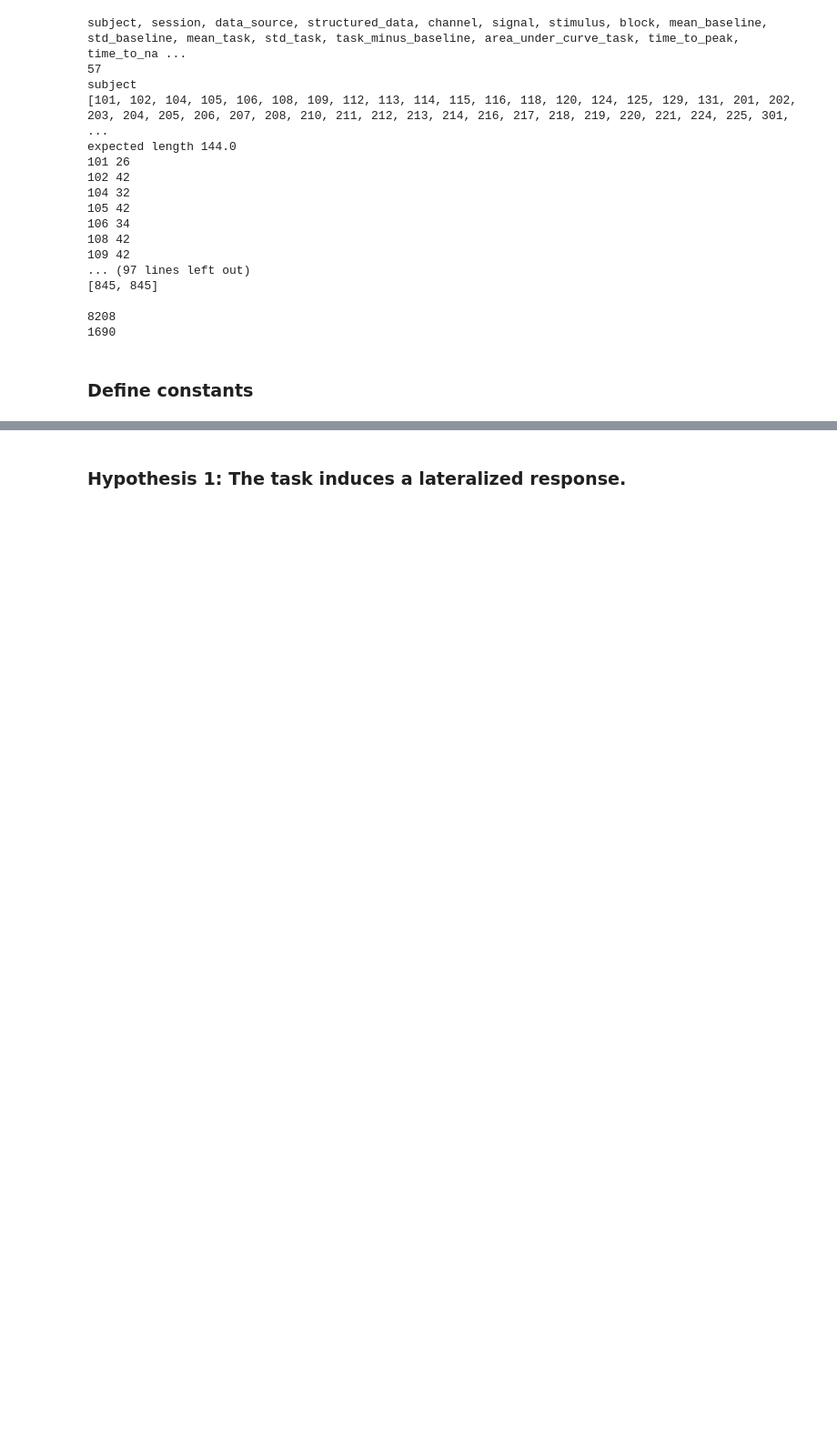
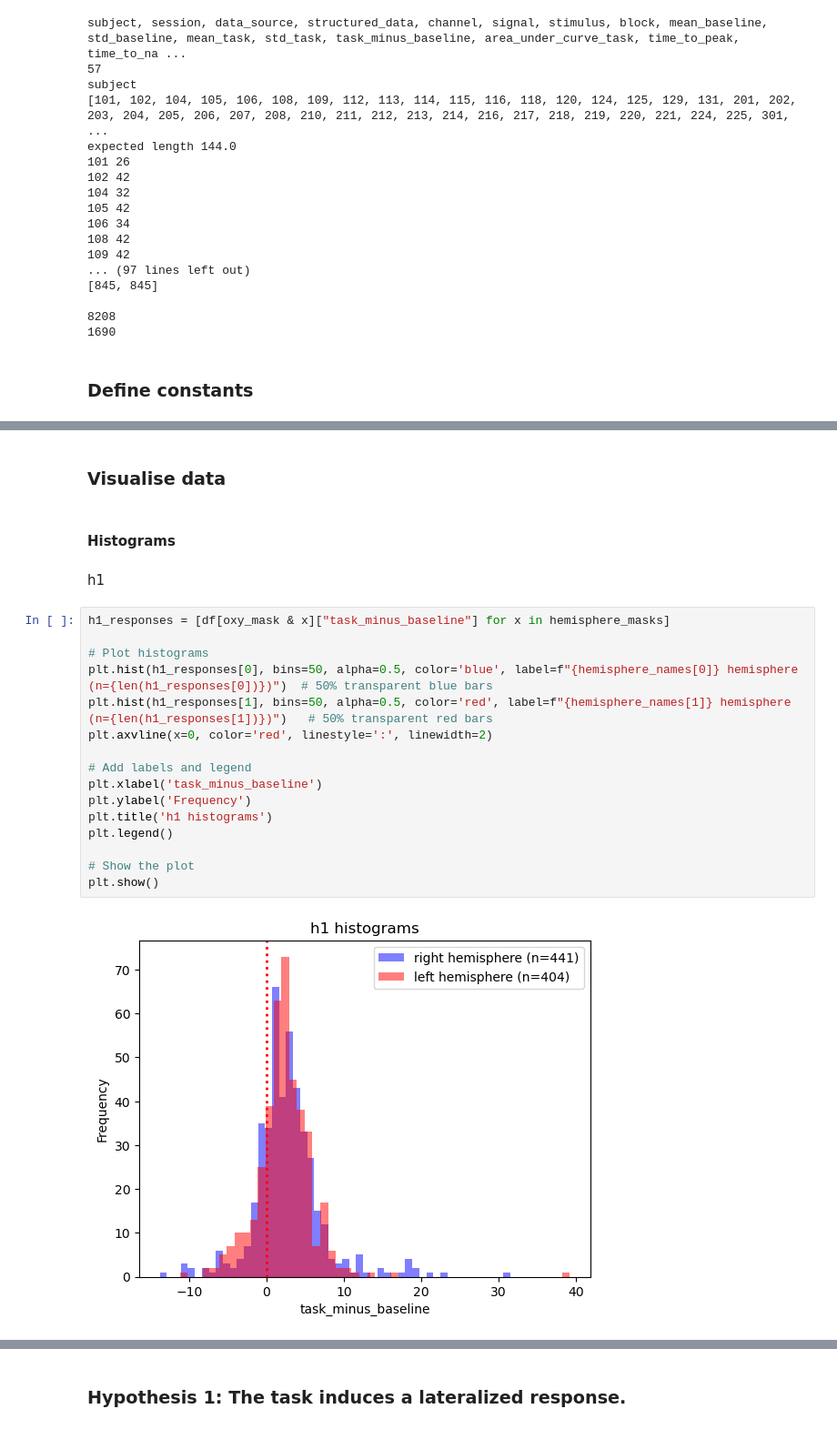
Before and after one commit to trubby22/spne-cw-2, a Jupyter notebook: code/main.ipynb, the cells around one changed output, grey strips where cells are left out. Shown at 91% size. Cells and saved outputs as stored; diff of their text form; blank space fills up the shorter version.

```diff
--- a/code/main.ipynb
+++ b/code/main.ipynb
@@ -131,0 +225,24 @@ def my_str_2(arr):
+# %% [markdown]
+### Visualise data
+# %% [markdown]
+#### Histograms
+# %% [markdown]
+h1
+# %%
+h1_responses = [df[oxy_mask & x]["task_minus_baseline"] for x in hemisphere_masks]
+
+# Plot histograms
+plt.hist(h1_responses[0], bins=50, alpha=0.5, color='blue', label=f"{hemisphere_names[0]} hemisphere (n={len(h1_responses[0])})")  # 50% transparent blue bars
+plt.hist(h1_responses[1], bins=50, alpha=0.5, color='red', label=f"{hemisphere_names[1]} hemisphere (n={len(h1_responses[1])})")   # 50% transparent red bars
+plt.axvline(x=0, color='red', linestyle=':', linewidth=2)
+
+# Add labels and legend
+plt.xlabel('task_minus_baseline')
+plt.ylabel('Frequency')
+plt.title('h1 histograms')
+plt.legend()
+
+# Show the plot
+plt.show()
+# %% [output]
+[figure, added]
```
Also changed, not shown: parts of 23 cells of this notebook.
